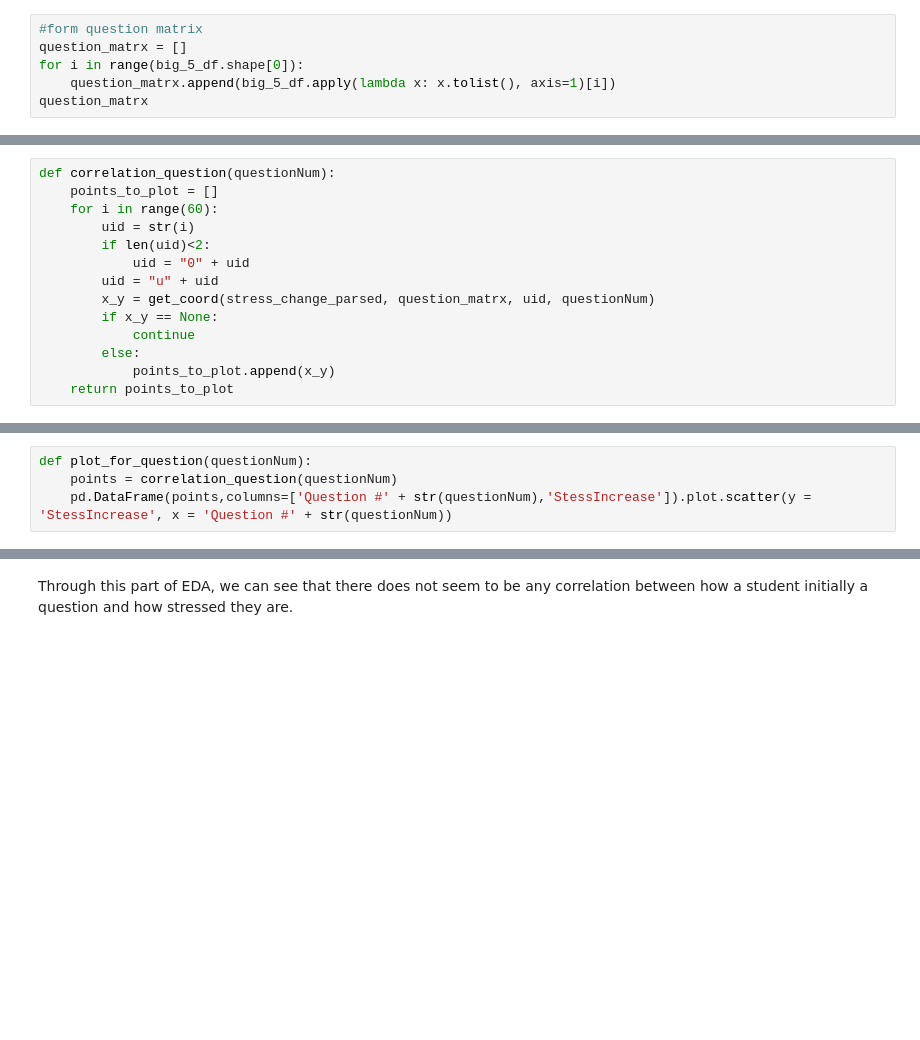
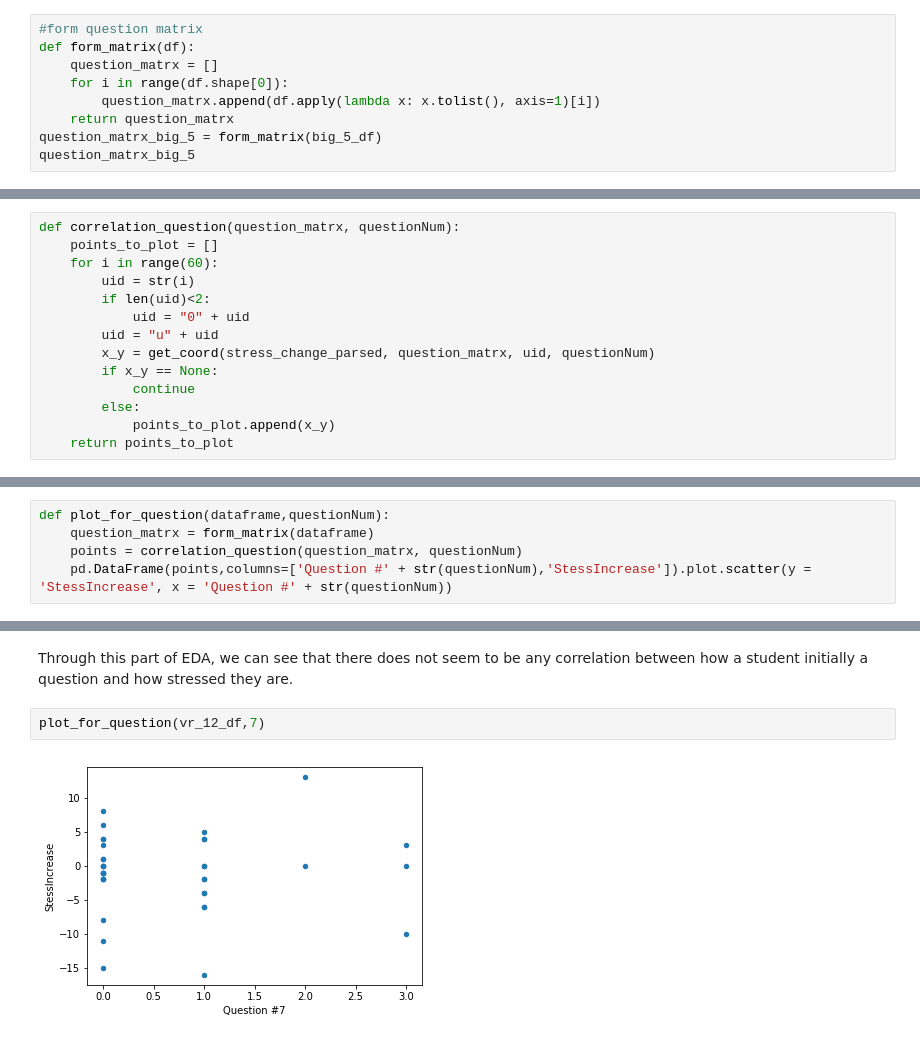
Before and after one commit to mkhash/Modelling-Student-Stress, a Jupyter notebook: code/aggregating_tables.ipynb, the cells around one changed output, grey strips where cells are left out. Saved outputs shown, nothing was run; the diff lists cells and outputs as text; blank space fills up the shorter version.

Commit message:
reformatted questions

```diff
--- a/code/aggregating_tables.ipynb
+++ b/code/aggregating_tables.ipynb
@@ -122,10 +122,13 @@ get_coord(stress_change_parsed, [student1], "u00", 2)
 [2, 1.0]
 # %%
 #form question matrix
-question_matrx = []
-for i in range(big_5_df.shape[0]):
-    question_matrx.append(big_5_df.apply(lambda x: x.tolist(), axis=1)[i])
-question_matrx
+def form_matrix(df):
+    question_matrx = []
+    for i in range(df.shape[0]):
+        question_matrx.append(df.apply(lambda x: x.tolist(), axis=1)[i])
+    return question_matrx
+question_matrx_big_5 = form_matrix(big_5_df)
+question_matrx_big_5
 # %% [output]
 [['u00', 'pre', 2, 3, 3, 4, 4, 2, 2, 4.0, 3, 2, 2, 2, 1, 2],
  ['u01', 'pre', 3, 3, 3, 4, 4, 2, 2, 4.0, 3, 3, 2, 1, 2, 4],
@@ -145,7 +148,7 @@ question_matrx
  ['u56', 'post', 2, 3, 3, 4, 4, 3, 3, 4.0, 4, 2, 1, 0, 2, 2],
  ['u59', 'post', 2, 3, 3, 3, 3, 3, 3, 2.0, 4, 4, 2, 1, 2, 2]]
 # %%
-def correlation_question(questionNum):
+def correlation_question(question_matrx, questionNum):
     points_to_plot = []
     for i in range(60):
         uid = str(i)
@@ -197,6 +200,7 @@ Index(['In general, would you say your health is',
        'Compared to one year ago, how would you rate your emotional problems (such as feeling anxious, depressed or irritable) now?'],
       dtype='object')
 # %%
-def plot_for_question(questionNum):
-    points = correlation_question(questionNum)
+def plot_for_question(dataframe,questionNum):
+    question_matrx = form_matrix(dataframe)
+    points = correlation_question(question_matrx, questionNum)
     pd.DataFrame(points,columns=['Question #' + str(questionNum),'StessIncrease']).plot.scatter(y = 'StessIncrease', x = 'Question #' + str(questionNum))
@@ -225,2 +214,6 @@ for i in range(2, len(big_5_df.columns)):
 # %% [markdown]
 Through this part of EDA, we can see that there does not seem to be any correlation between how a student initially a question and how stressed they are.
+# %%
+plot_for_question(vr_12_df,7)
+# %% [output]
+[figure, added]
```
Also changed, not shown: parts of 4 cells of this notebook.
